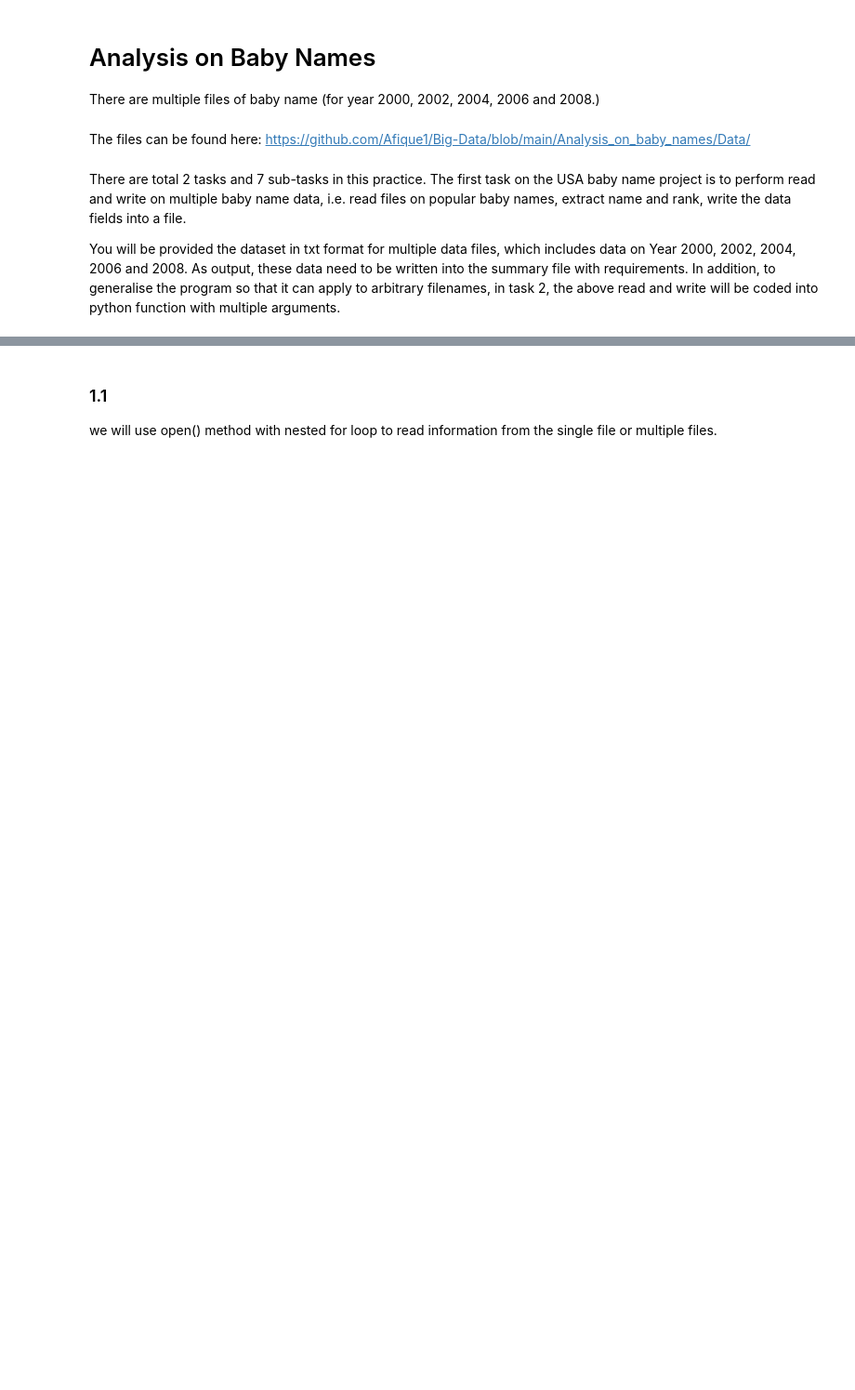
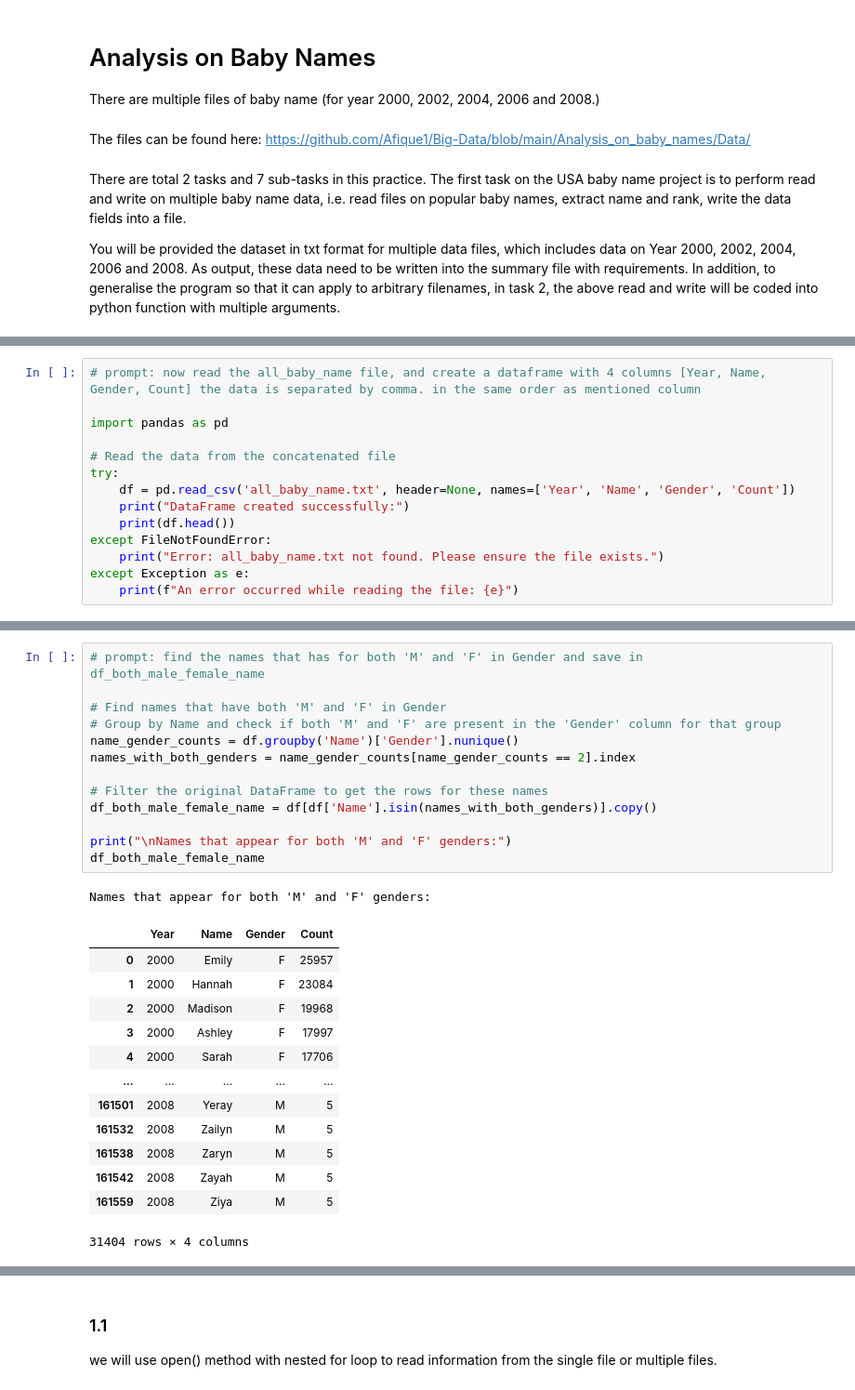
Before and after one commit to Afique1/Big-Data, a Jupyter notebook: Analysis_on_baby_names/Code/M02_BabyNames.ipynb, the cells around one changed output, grey strips where cells are left out. Shown at 93% size. Cells and saved outputs as stored; diff of their text form; blank space fills up the shorter version.

```diff
--- a/Analysis_on_baby_names/Code/M02_BabyNames.ipynb
+++ b/Analysis_on_baby_names/Code/M02_BabyNames.ipynb
@@ -20,0 +96,14 @@ Writing and Reading Text Files
+# %%
+# prompt: now read the all_baby_name file, and create a dataframe with 4 columns [Year, Name, Gender, Count] the data is separated by comma. in the same order as mentioned column
+
+import pandas as pd
+
+# Read the data from the concatenated file
+try:
+    df = pd.read_csv('all_baby_name.txt', header=None, names=['Year', 'Name', 'Gender', 'Count'])
+    print("DataFrame created successfully:")
+    print(df.head())
+except FileNotFoundError:
+    print("Error: all_baby_name.txt not found. Please ensure the file exists.")
+except Exception as e:
+    print(f"An error occurred while reading the file: {e}")
@@ -20,0 +241,28 @@ Writing and Reading Text Files
+# %%
+# prompt: find the names that has for both 'M' and 'F' in Gender and save in df_both_male_female_name
+
+# Find names that have both 'M' and 'F' in Gender
+# Group by Name and check if both 'M' and 'F' are present in the 'Gender' column for that group
+name_gender_counts = df.groupby('Name')['Gender'].nunique()
+names_with_both_genders = name_gender_counts[name_gender_counts == 2].index
+
+# Filter the original DataFrame to get the rows for these names
+df_both_male_female_name = df[df['Name'].isin(names_with_both_genders)].copy()
+
+print("\nNames that appear for both 'M' and 'F' genders:")
+df_both_male_female_name
+# %% [output]
+Names that appear for both 'M' and 'F' genders:
+|  | Year | Name | Gender | Count |
+| 0 | 2000 | Emily | F | 25957 |
+| 1 | 2000 | Hannah | F | 23084 |
+| 2 | 2000 | Madison | F | 19968 |
+| 3 | 2000 | Ashley | F | 17997 |
+| 4 | 2000 | Sarah | F | 17706 |
+| ... | ... | ... | ... | ... |
+| 161501 | 2008 | Yeray | M | 5 |
+| 161532 | 2008 | Zailyn | M | 5 |
+| 161538 | 2008 | Zaryn | M | 5 |
+| 161542 | 2008 | Zayah | M | 5 |
+| 161559 | 2008 | Ziya | M | 5 |
+31404 rows × 4 columns
```
Also changed, not shown: parts of 17 cells of this notebook.
